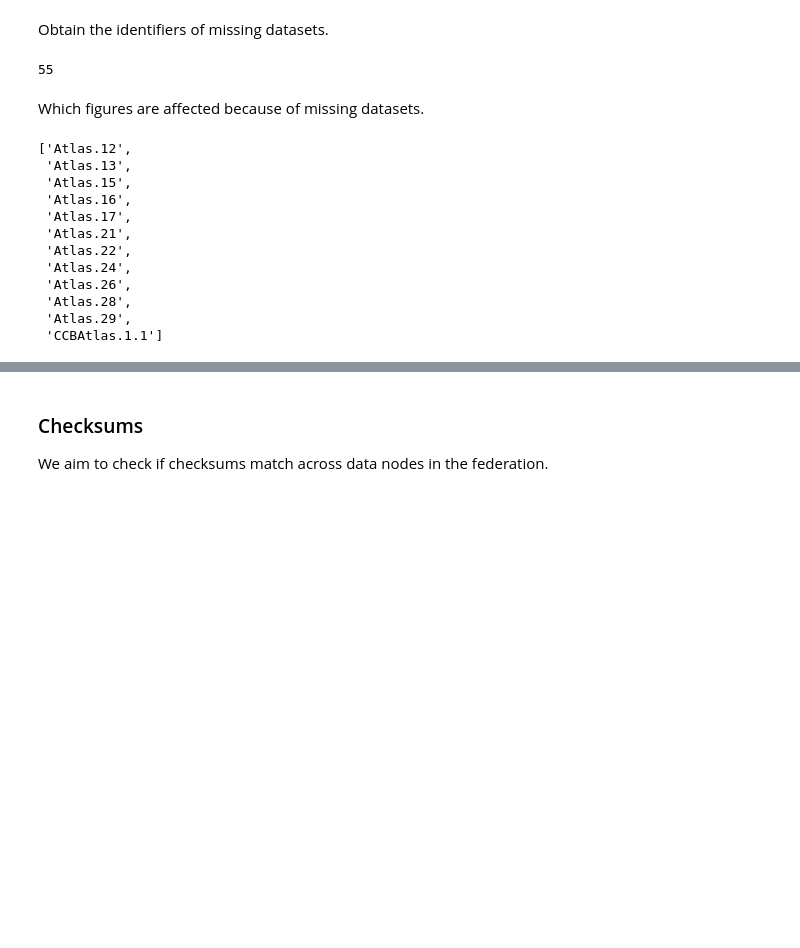
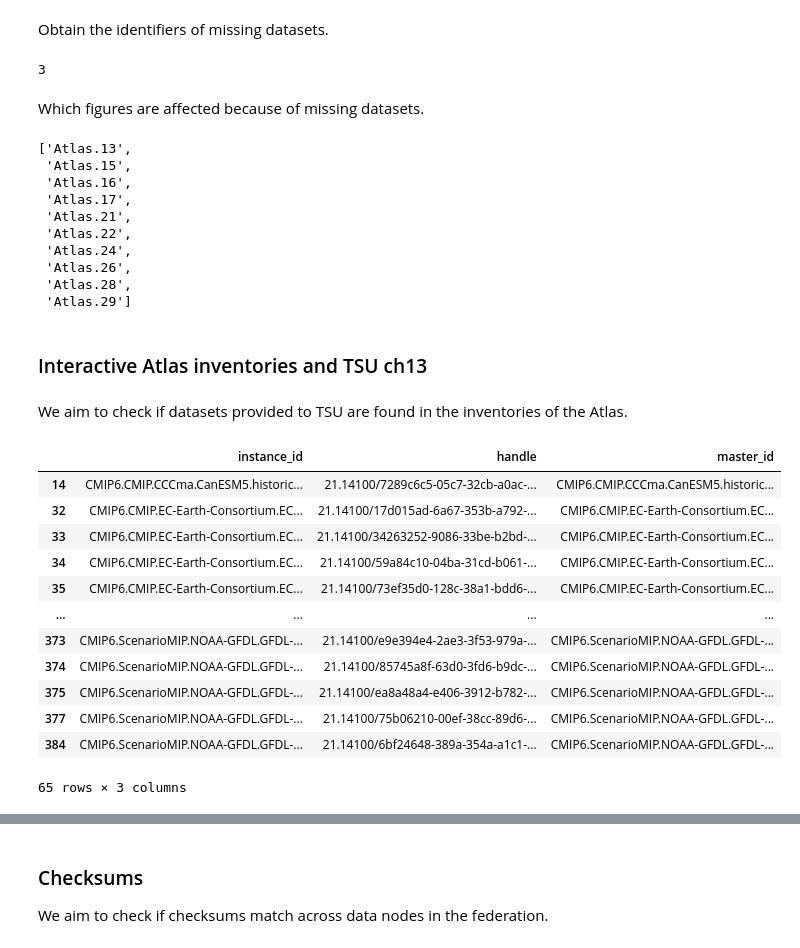
Before and after one commit to zequihg50/reproducibility-ipcc-atlas, a Jupyter notebook: main.ipynb, the cells around one changed output, grey strips where cells are left out. Saved outputs shown, nothing was run; the diff lists cells and outputs as text; code cells hidden in the pictures; blank space fills up the shorter version.

```diff
--- a/main.ipynb
+++ b/main.ipynb
@@ -189,6 +189,9 @@ https://github.com/IPCC-WG1/DDC-AR6-CMIP6-Data-Archival/blob/main/Metadata_Confo
 # %%
 ch13 = pd.read_csv("inventories/cmip6_datasets_ch13_input_20220125.csv", header=None, names=["instance_id", "handle"])
 ch13_figures = pd.read_csv("inventories/cmip6_datasets_ch13_input_figures_20220125.csv", header=None, names=["instance_id", "fig"])
+
+# fixes to TSU inventory
+ch13["instance_id"] = ch13["instance_id"].str.replace("ScenarioMIP AerChemMIP", "ScenarioMIP")
 
 # instance_id
 ch13["instance_id"] = ch13["instance_id"].str.replace(r'\.(\d+)$', r'.v\1', regex=True)
@@ -256,14 +259,13 @@ Obtain the identifiers of missing datasets.
 missing = ch13[~ch13["instance_id"].isin(wdc["instance_id"].values)]["instance_id"].values
 len(missing)
 # %% [output]
-55
+3
 # %% [markdown]
 Which figures are affected because of missing datasets.
 # %%
 sorted(list(ch13_figures[ch13_figures["instance_id"].isin(missing)]["fig"].unique()))
 # %% [output]
-['Atlas.12',
- 'Atlas.13',
+['Atlas.13',
  'Atlas.15',
  'Atlas.16',
  'Atlas.17',
@@ -272,5 +274,25 @@ sorted(list(ch13_figures[ch13_figures["instance_id"].isin(missing)]["fig"].uniqu
  'Atlas.24',
  'Atlas.26',
  'Atlas.28',
- 'Atlas.29',
- 'CCBAtlas.1.1']
+ 'Atlas.29']
+# %% [markdown]
+### Interactive Atlas inventories and TSU ch13
+# %% [markdown]
+We aim to check if datasets provided to TSU are found in the inventories of the Atlas.
+# %%
+not_in_atlas = ch13[~ch13["instance_id"].isin(atlas["instance_id"].values)]
+not_in_atlas
+# %% [output]
+|  | instance_id | handle | master_id |
+| 14 | CMIP6.CMIP.CCCma.CanESM5.historic... | 21.14100/7289c6c5-05c7-32cb-a0ac-... | CMIP6.CMIP.CCCma.CanESM5.historic... |
+| 32 | CMIP6.CMIP.EC-Earth-Consortium.EC... | 21.14100/17d015ad-6a67-353b-a792-... | CMIP6.CMIP.EC-Earth-Consortium.EC... |
+| 33 | CMIP6.CMIP.EC-Earth-Consortium.EC... | 21.14100/34263252-9086-33be-b2bd-... | CMIP6.CMIP.EC-Earth-Consortium.EC... |
+| 34 | CMIP6.CMIP.EC-Earth-Consortium.EC... | 21.14100/59a84c10-04ba-31cd-b061-... | CMIP6.CMIP.EC-Earth-Consortium.EC... |
+| 35 | CMIP6.CMIP.EC-Earth-Consortium.EC... | 21.14100/73ef35d0-128c-38a1-bdd6-... | CMIP6.CMIP.EC-Earth-Consortium.EC... |
+| ... | ... | ... | ... |
+| 373 | CMIP6.ScenarioMIP.NOAA-GFDL.GFDL-... | 21.14100/e9e394e4-2ae3-3f53-979a-... | CMIP6.ScenarioMIP.NOAA-GFDL.GFDL-... |
+| 374 | CMIP6.ScenarioMIP.NOAA-GFDL.GFDL-... | 21.14100/85745a8f-63d0-3fd6-b9dc-... | CMIP6.ScenarioMIP.NOAA-GFDL.GFDL-... |
+| 375 | CMIP6.ScenarioMIP.NOAA-GFDL.GFDL-... | 21.14100/ea8a48a4-e406-3912-b782-... | CMIP6.ScenarioMIP.NOAA-GFDL.GFDL-... |
+| 377 | CMIP6.ScenarioMIP.NOAA-GFDL.GFDL-... | 21.14100/75b06210-00ef-38cc-89d6-... | CMIP6.ScenarioMIP.NOAA-GFDL.GFDL-... |
+| 384 | CMIP6.ScenarioMIP.NOAA-GFDL.GFDL-... | 21.14100/6bf24648-389a-354a-a1c1-... | CMIP6.ScenarioMIP.NOAA-GFDL.GFDL-... |
+65 rows × 3 columns
```
Also changed, not shown: parts of 16 cells of this notebook, 2 other files.
